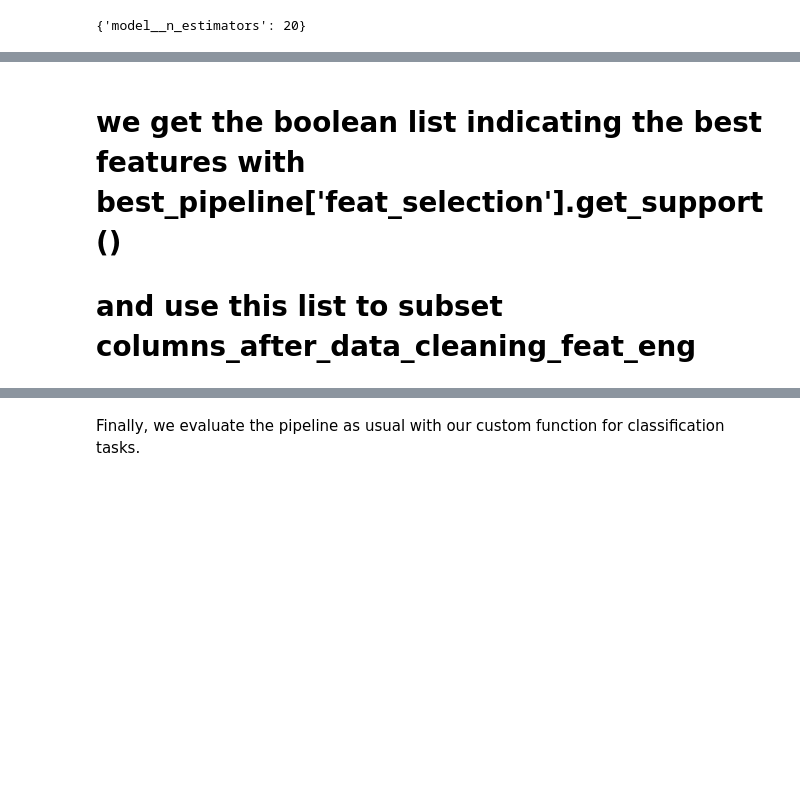
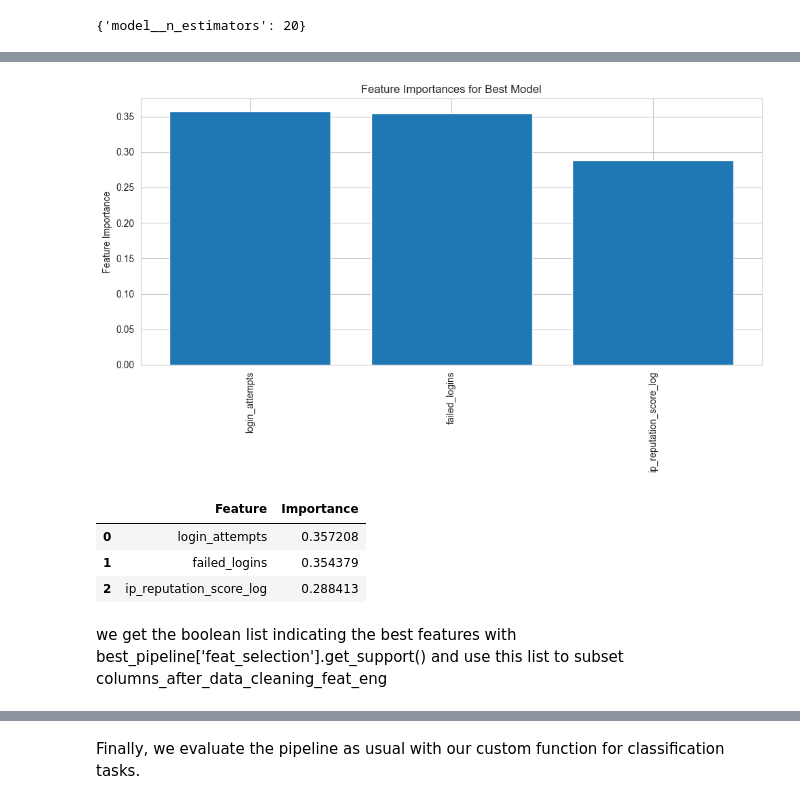
Before and after one commit to maleeper/Cyber, a Jupyter notebook: jupyter_notebooks/04 ML model comparison and tuning.ipynb, the cells around one changed output, grey strips where cells are left out. Drawn from its saved outputs; the diff is of its cells as text; code cells hidden in the pictures; blank space fills up the shorter version.

```diff
--- a/jupyter_notebooks/04 ML model comparison and tuning.ipynb
+++ b/jupyter_notebooks/04 ML model comparison and tuning.ipynb
@@ -468,3 +493,34 @@ in our case three: median, categorical_imputer and ordinal
+# %%
+# what are the feature importances for the best model?
+feature_importances = best_pipeline.named_steps["model"].feature_importances_
+
+# derive feature names from the preprocessing steps before feature selection
+data_cleaning_feat_eng_steps = 3
+preprocessing_steps = Pipeline(best_pipeline.steps[:data_cleaning_feat_eng_steps])
+transformed_X_train = preprocessing_steps.transform(X_train)
+selected_mask = best_pipeline.named_steps["feat_selection"].get_support()
+best_features = transformed_X_train.columns[selected_mask]
+
+df_feature_importance = (
+    pd.DataFrame({"Feature": best_features, "Importance": feature_importances})
+    .sort_values(by="Importance", ascending=False)
+)
+
+plt.figure(figsize=(10, 6))
+plt.bar(df_feature_importance["Feature"], df_feature_importance["Importance"])
+plt.xticks(rotation=90)
+plt.ylabel("Feature Importance")
+plt.title("Feature Importances for Best Model")
+plt.tight_layout()
+plt.show()
+
+df_feature_importance
+# %% [output]
+[figure, added]
+|  | Feature | Importance |
+| 0 | login_attempts | 0.357208 |
+| 1 | failed_logins | 0.354379 |
+| 2 | ip_reputation_score_log | 0.288413 |
 # %%
 data_cleaning_feat_eng_steps = 3
 # we get these steps with .steps[] starting from 0 until the value we assigned above
@@ -474,8 +530,8 @@ columns_after_data_cleaning_feat_eng = (Pipeline(best_pipeline.steps[:data_clean
                                         .columns)
 # %% [markdown]
 
-# we get the boolean list indicating the best features with best_pipeline['feat_selection'].get_support()
-# and use this list to subset columns_after_data_cleaning_feat_eng
+we get the boolean list indicating the best features with best_pipeline['feat_selection'].get_support()
+and use this list to subset columns_after_data_cleaning_feat_eng
 # %%
 best_features = columns_after_data_cleaning_feat_eng[best_pipeline['feat_selection'].get_support()].to_list()
 
```
Also changed, not shown: parts of 60 cells of this notebook, 2 other files.
